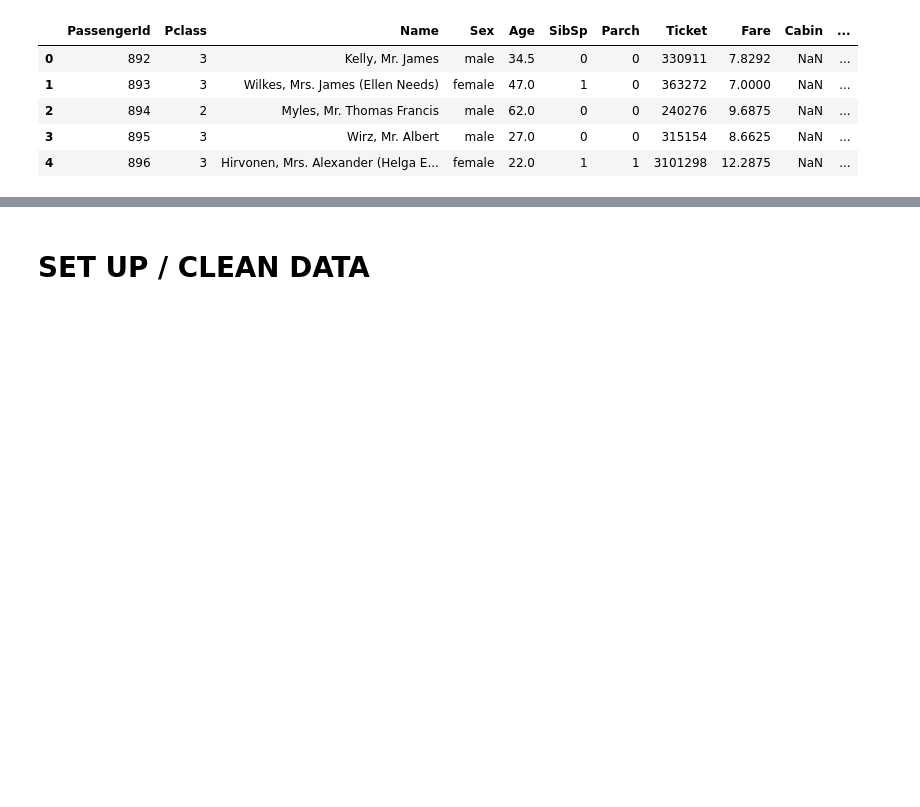
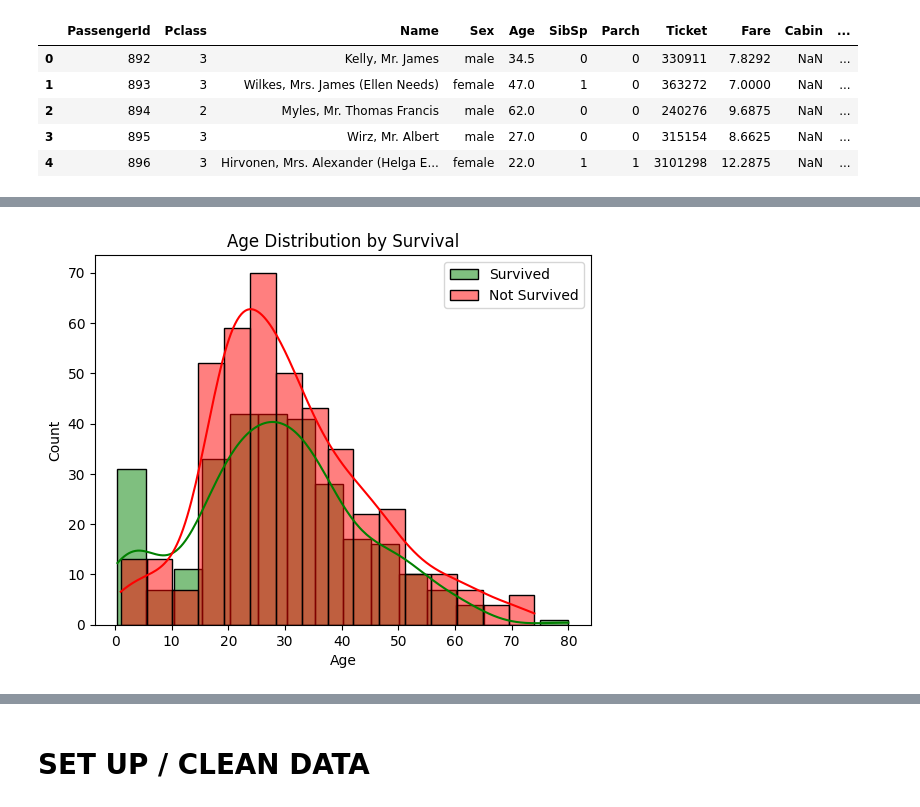
Before and after one commit to GioDude211/Kaggle_Projects, a Jupyter notebook: Titanic Competition/titanic_model_1.ipynb, the cells around one changed output, grey strips where cells are left out. Cells and saved outputs as stored; diff of their text form; code cells hidden in the pictures; blank space fills up the shorter version.

```diff
--- a/Titanic Competition/titanic_model_1.ipynb
+++ b/Titanic Competition/titanic_model_1.ipynb
@@ -68,0 +83,10 @@ test_data.head()
+# %%
+#Survival Rates by Age
+
+hp1 = sns.histplot(train_data[train_data['Survived'] == 1]['Age'], kde=True, color='green', label='Survived')
+hp2 = sns.histplot(train_data[train_data['Survived'] == 0]['Age'], kde=True, color='red', label='Not Survived')
+plt.title('Age Distribution by Survival')
+plt.legend()
+plt.show()
+# %% [output]
+[figure, added]
```
Also changed, not shown: parts of 10 cells of this notebook, 1 other file.
